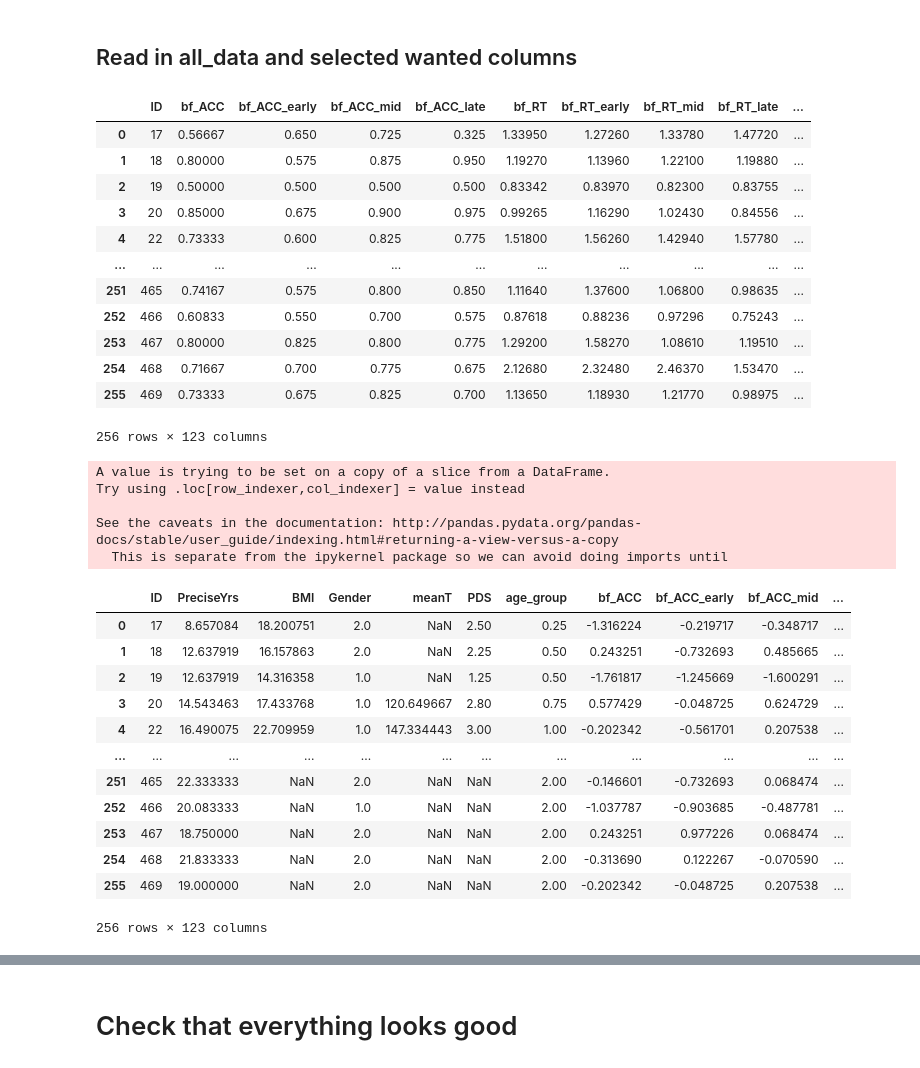
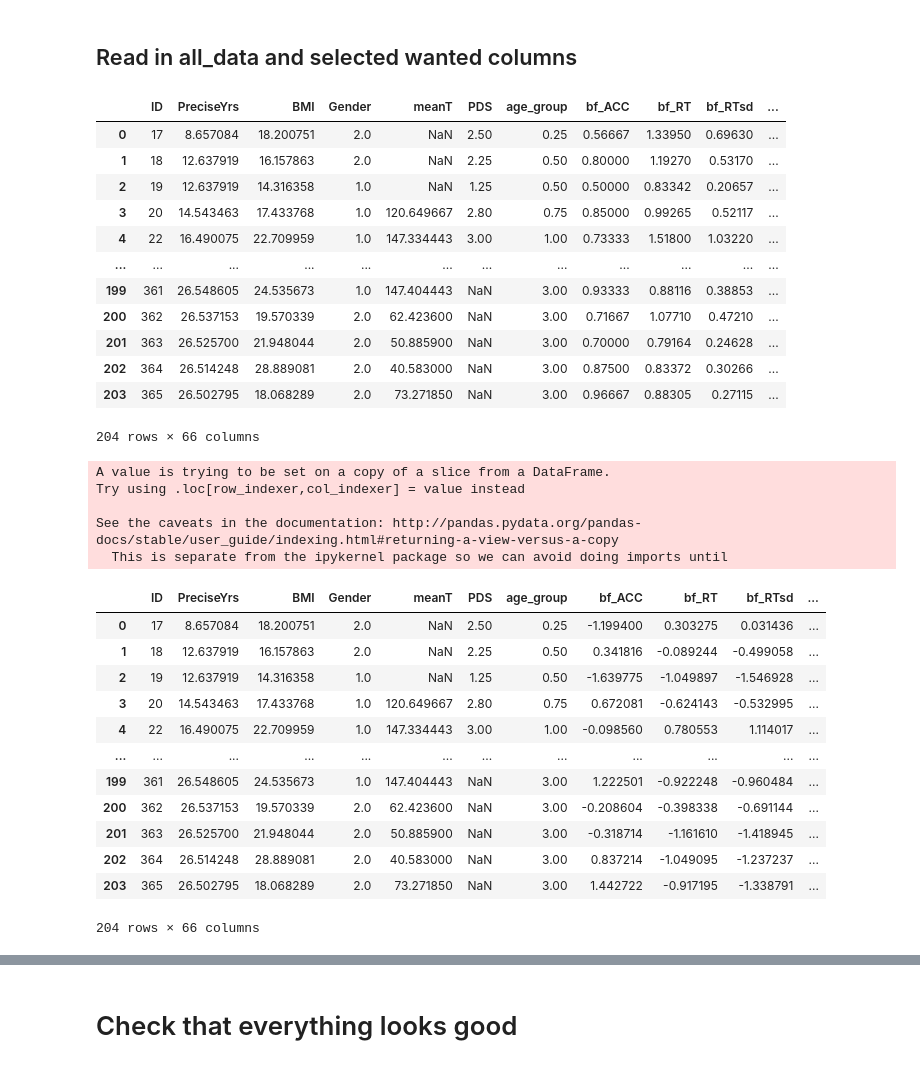
Before and after one commit to MariaEckstein/SLCN, a Jupyter notebook: models/MetaSLCN-2FormatAll_data.ipynb, the cells around one changed output, grey strips where cells are left out. Saved outputs shown, nothing was run; the diff lists cells and outputs as text; code cells hidden in the pictures.

```diff
--- a/models/MetaSLCN-2FormatAll_data.ipynb
+++ b/models/MetaSLCN-2FormatAll_data.ipynb
@@ -29,6 +13,4 @@ from Functions import get_ages_cols, get_category_cols, get_param_names
 ## Directories etc.
 # %%
 data_path = "C:/Users/maria/MEGAsync/SLCNdata/Meta"
-# plot_save_path = "C:/Users/maria/MEGAsync/SLCN/MetaSLCNPlots"
-# if not os.path.exists(plot_save_path):
-#     os.makedirs(plot_save_path)
+data_save_path = os.path.join(data_path, "all_data")
@@ -54,8 +35,8 @@ wanted_cols = [
 
     # Parameters
     'bf_alpha', 'bf_nalpha', 'bf_1_over_beta', 'bf_forget',
-    'rl_alpha', 'rl_persev', 'rl_forget', 'rl_wm', 'rl_epsilon', 'rl_K',
-    'ps_alpha', 'ps_nalpha', 'ps_1_over_beta_RL', 'ps_persev_RL', 'ps_1_over_beta_BF', 'ps_persev_BF', 'ps_p_switch', 'ps_p_reward',
+    'rl_log_alpha', 'rl_log_nalpha', 'rl_forget', 'rl_rho', 'rl_epsilon_1_over_beta', 'rl_K',
+    'ps_alpha', 'ps_nalpha', 'ps_1_over_beta_rl', 'ps_persev_rl', 'ps_1_over_beta_bf', 'ps_persev_bf', 'ps_p_switch', 'ps_p_reward',
 
     # Additional measures
     'rl_ACC_ns2_minus_ns5', 'rl_ACC_ns2_minus_ns5_delta', 'rl_RT_ns5_minus_ns2', 'rl_nsslope',
@@ -63,43 +44,36 @@ wanted_cols = [
     'ps_n_switches', 'ps_WLS', 'ps_LWS', 'ps_criterion_trial',
 #     'bf_exponential',
 ]
-
-wsls_cols = [col for col in all_data_cols if ('WS' in col) or ('LS' in col)]
-
-choice_param_cols = []
-update_param_cols = []
-for col in all_data_cols:
-    if ('beta' in col) or ('epsilon' in col) or ('forget' in col):
-        choice_param_cols += [col]
-    if 'alpha' in col:
-        update_param_cols += [col]
 # %% [markdown]
 # Format all_data
 # %% [markdown]
 ## Read in all_data and selected wanted columns
 # %%
-all_data = pd.read_csv(os.path.join(data_path, "all_data.csv"), index_col=0)
+all_data = pd.read_csv(os.path.join(data_save_path, "all_data_raw.csv"), index_col=0)
 all_data = all_data[wanted_cols]
+all_data.to_csv(os.path.join(data_save_path, 'all_data.csv'))
 all_data
 # %% [output]
-|  | ID | bf_ACC | bf_ACC_early | bf_ACC_mid | bf_ACC_late | bf_RT | bf_RT_early | bf_RT_mid | bf_RT_late | ... |
-| 0 | 17 | 0.56667 | 0.650 | 0.725 | 0.325 | 1.33950 | 1.27260 | 1.33780 | 1.47720 | ... |
-| 1 | 18 | 0.80000 | 0.575 | 0.875 | 0.950 | 1.19270 | 1.13960 | 1.22100 | 1.19880 | ... |
-| 2 | 19 | 0.50000 | 0.500 | 0.500 | 0.500 | 0.83342 | 0.83970 | 0.82300 | 0.83755 | ... |
-| 3 | 20 | 0.85000 | 0.675 | 0.900 | 0.975 | 0.99265 | 1.16290 | 1.02430 | 0.84556 | ... |
-| 4 | 22 | 0.73333 | 0.600 | 0.825 | 0.775 | 1.51800 | 1.56260 | 1.42940 | 1.57780 | ... |
-| ... | ... | ... | ... | ... | ... | ... | ... | ... | ... | ... |
-| 251 | 465 | 0.74167 | 0.575 | 0.800 | 0.850 | 1.11640 | 1.37600 | 1.06800 | 0.98635 | ... |
-| 252 | 466 | 0.60833 | 0.550 | 0.700 | 0.575 | 0.87618 | 0.88236 | 0.97296 | 0.75243 | ... |
-| 253 | 467 | 0.80000 | 0.825 | 0.800 | 0.775 | 1.29200 | 1.58270 | 1.08610 | 1.19510 | ... |
-| 254 | 468 | 0.71667 | 0.700 | 0.775 | 0.675 | 2.12680 | 2.32480 | 2.46370 | 1.53470 | ... |
-| 255 | 469 | 0.73333 | 0.675 | 0.825 | 0.700 | 1.13650 | 1.18930 | 1.21770 | 0.98975 | ... |
+|  | ID | PreciseYrs | BMI | Gender | meanT | PDS | age_group | bf_ACC | bf_RT | bf_RTsd | ... |
+| 0 | 17 | 8.657084 | 18.200751 | 2.0 | NaN | 2.50 | 0.25 | 0.56667 | 1.33950 | 0.69630 | ... |
+| 1 | 18 | 12.637919 | 16.157863 | 2.0 | NaN | 2.25 | 0.50 | 0.80000 | 1.19270 | 0.53170 | ... |
+| 2 | 19 | 12.637919 | 14.316358 | 1.0 | NaN | 1.25 | 0.50 | 0.50000 | 0.83342 | 0.20657 | ... |
+| 3 | 20 | 14.543463 | 17.433768 | 1.0 | 120.649667 | 2.80 | 0.75 | 0.85000 | 0.99265 | 0.52117 | ... |
+| 4 | 22 | 16.490075 | 22.709959 | 1.0 | 147.334443 | 3.00 | 1.00 | 0.73333 | 1.51800 | 1.03220 | ... |
+| ... | ... | ... | ... | ... | ... | ... | ... | ... | ... | ... | ... |
+| 199 | 361 | 26.548605 | 24.535673 | 1.0 | 147.404443 | NaN | 3.00 | 0.93333 | 0.88116 | 0.38853 | ... |
+| 200 | 362 | 26.537153 | 19.570339 | 2.0 | 62.423600 | NaN | 3.00 | 0.71667 | 1.07710 | 0.47210 | ... |
+| 201 | 363 | 26.525700 | 21.948044 | 2.0 | 50.885900 | NaN | 3.00 | 0.70000 | 0.79164 | 0.24628 | ... |
+| 202 | 364 | 26.514248 | 28.889081 | 2.0 | 40.583000 | NaN | 3.00 | 0.87500 | 0.83372 | 0.30266 | ... |
+| 203 | 365 | 26.502795 | 18.068289 | 2.0 | 73.271850 | NaN | 3.00 | 0.96667 | 0.88305 | 0.27115 | ... |
-256 rows × 123 columns
+204 rows × 66 columns
 # %%
 all_data_z = all_data[ages_cols + ['age_group']]
 for col in [col for col in all_data.columns if not col in ages_cols + ['age_group']]:
     all_data_z[col] = zscore(all_data[col])
 
+# Save
+all_data_z.to_csv(os.path.join(data_save_path, 'all_data_z.csv'))
 all_data_z
 # %% [output]
 A value is trying to be set on a copy of a slice from a DataFrame.
@@ -107,19 +81,19 @@ Try using .loc[row_indexer,col_indexer] = value instead
 
 See the caveats in the documentation: http://pandas.pydata.org/pandas-docs/stable/user_guide/indexing.html#returning-a-view-versus-a-copy
   This is separate from the ipykernel package so we can avoid doing imports until
-|  | ID | PreciseYrs | BMI | Gender | meanT | PDS | age_group | bf_ACC | bf_ACC_early | bf_ACC_mid | ... |
-| 0 | 17 | 8.657084 | 18.200751 | 2.0 | NaN | 2.50 | 0.25 | -1.316224 | -0.219717 | -0.348717 | ... |
-| 1 | 18 | 12.637919 | 16.157863 | 2.0 | NaN | 2.25 | 0.50 | 0.243251 | -0.732693 | 0.485665 | ... |
-| 2 | 19 | 12.637919 | 14.316358 | 1.0 | NaN | 1.25 | 0.50 | -1.761817 | -1.245669 | -1.600291 | ... |
-| 3 | 20 | 14.543463 | 17.433768 | 1.0 | 120.649667 | 2.80 | 0.75 | 0.577429 | -0.048725 | 0.624729 | ... |
-| 4 | 22 | 16.490075 | 22.709959 | 1.0 | 147.334443 | 3.00 | 1.00 | -0.202342 | -0.561701 | 0.207538 | ... |
+|  | ID | PreciseYrs | BMI | Gender | meanT | PDS | age_group | bf_ACC | bf_RT | bf_RTsd | ... |
+| 0 | 17 | 8.657084 | 18.200751 | 2.0 | NaN | 2.50 | 0.25 | -1.199400 | 0.303275 | 0.031436 | ... |
+| 1 | 18 | 12.637919 | 16.157863 | 2.0 | NaN | 2.25 | 0.50 | 0.341816 | -0.089244 | -0.499058 | ... |
+| 2 | 19 | 12.637919 | 14.316358 | 1.0 | NaN | 1.25 | 0.50 | -1.639775 | -1.049897 | -1.546928 | ... |
+| 3 | 20 | 14.543463 | 17.433768 | 1.0 | 120.649667 | 2.80 | 0.75 | 0.672081 | -0.624143 | -0.532995 | ... |
+| 4 | 22 | 16.490075 | 22.709959 | 1.0 | 147.334443 | 3.00 | 1.00 | -0.098560 | 0.780553 | 1.114017 | ... |
 | ... | ... | ... | ... | ... | ... | ... | ... | ... | ... | ... | ... |
-| 251 | 465 | 22.333333 | NaN | 2.0 | NaN | NaN | 2.00 | -0.146601 | -0.732693 | 0.068474 | ... |
-| 252 | 466 | 20.083333 | NaN | 1.0 | NaN | NaN | 2.00 | -1.037787 | -0.903685 | -0.487781 | ... |
-| 253 | 467 | 18.750000 | NaN | 2.0 | NaN | NaN | 2.00 | 0.243251 | 0.977226 | 0.068474 | ... |
-| 254 | 468 | 21.833333 | NaN | 2.0 | NaN | NaN | 2.00 | -0.313690 | 0.122267 | -0.070590 | ... |
-| 255 | 469 | 19.000000 | NaN | 2.0 | NaN | NaN | 2.00 | -0.202342 | -0.048725 | 0.207538 | ... |
+| 199 | 361 | 26.548605 | 24.535673 | 1.0 | 147.404443 | NaN | 3.00 | 1.222501 | -0.922248 | -0.960484 | ... |
+| 200 | 362 | 26.537153 | 19.570339 | 2.0 | 62.423600 | NaN | 3.00 | -0.208604 | -0.398338 | -0.691144 | ... |
+| 201 | 363 | 26.525700 | 21.948044 | 2.0 | 50.885900 | NaN | 3.00 | -0.318714 | -1.161610 | -1.418945 | ... |
+| 202 | 364 | 26.514248 | 28.889081 | 2.0 | 40.583000 | NaN | 3.00 | 0.837214 | -1.049095 | -1.237237 | ... |
+| 203 | 365 | 26.502795 | 18.068289 | 2.0 | 73.271850 | NaN | 3.00 | 1.442722 | -0.917195 | -1.338791 | ... |
-256 rows × 123 columns
+204 rows × 66 columns
 # %%
 def wsls_row_bool(feature):
 
```
Also changed, not shown: parts of 133 cells of this notebook, 7 other files.
